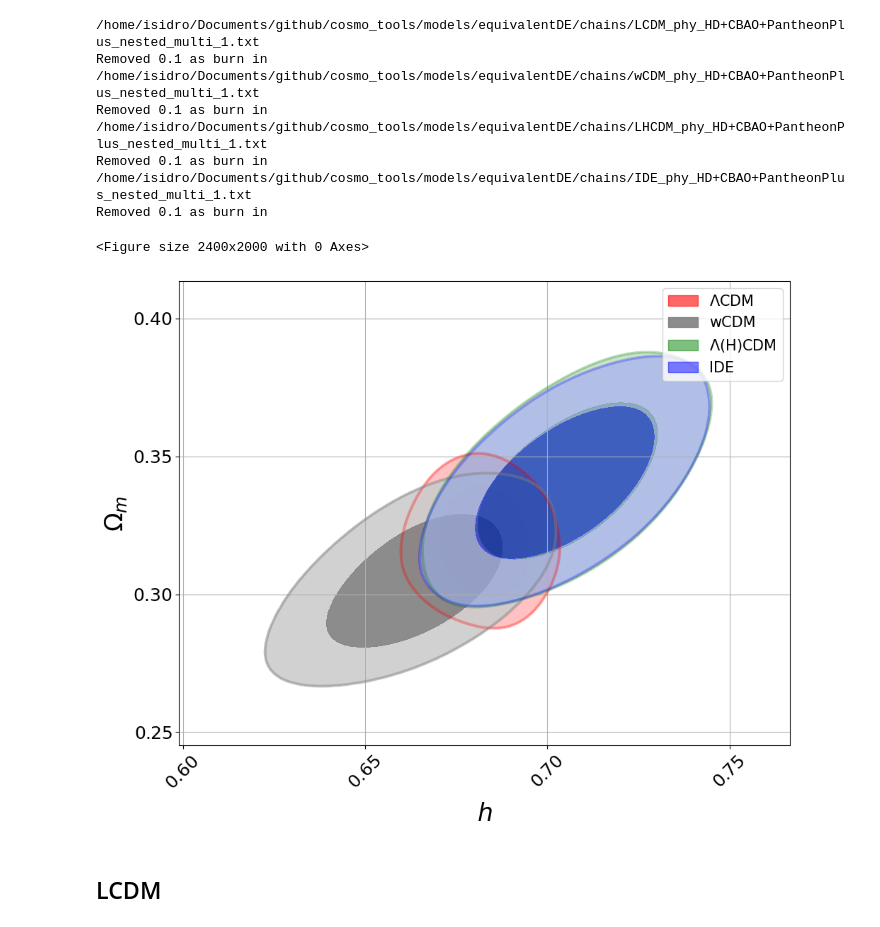
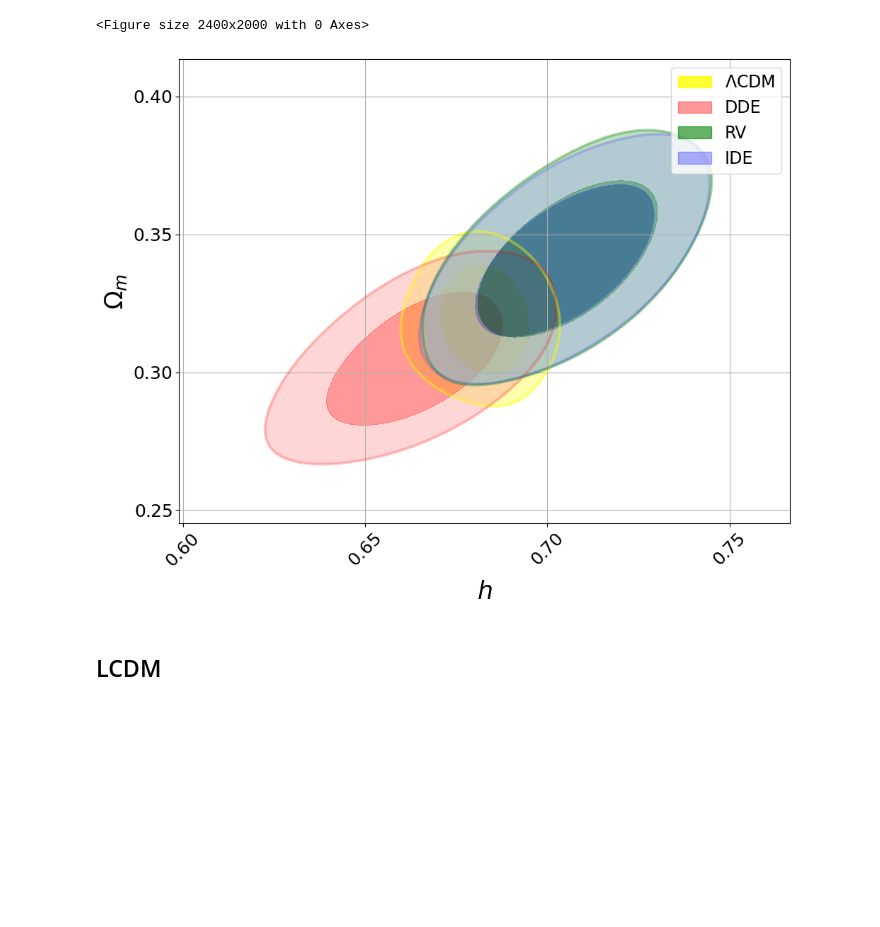
Before and after one commit to igomezv/cosmo_tools, a Jupyter notebook: models/equivalentDE/posteriors_de.ipynb, the cells around one changed output. Drawn from its saved outputs; the diff is of its cells as text; code cells hidden in the pictures; blank space fills up the shorter version.

```diff
--- a/models/equivalentDE/posteriors_de.ipynb
+++ b/models/equivalentDE/posteriors_de.ipynb
@@ -217,47 +211,39 @@ gg= plots.getSinglePlotter(chain_dir = dir_name, width_inch= 10,
                           ratio = 0.8,
                           analysis_settings={'smooth_scale_2D': 0.8,
                                              'smooth_scale_1D': 0.5,
                                              'ignore_rows': 0.1})
 
 gg.settings.lab_fontsize = 25
 gg.settings.x_label_rotation= 45
-gg.settings.legend_fontsize = 15
+gg.settings.legend_fontsize = 17
 gg.settings.axes_fontsize = 18
 gg.settings.linewidth_meanlikes = 5
 gg.settings.linewidth_contour = 1
 
 
 # plt.figure(figsize=(10,8))
-gg.plot_2d(roots_all, 'h', 'Om', colors=['red','gray', 'green', 'blue'],
-          filled=True, alphas = [0.6, 0.9, 0.5, 0.5],
+gg.plot_2d(roots_all, 'h', 'Om', colors=['yellow','red', 'green', 'blue'],
+          filled=True, alphas = [0.8, 0.4, 0.6, 0.3],
           legend_loc='upper right')
 
 # gg.add_text('Quintom with $\\beta$', 0.05, 0.06, fontsize=25)
 
 # gg.add_y_marker(0, color='green', lw=3.0)
 # gg.add_x_marker(0.7324, color='purple', lw=3.0, ls='dotted')
 # gg.add_x_marker(0.674, color='brown', lw=3.0, ls='dashdot')
 
 # plt.text(0.32, 12, '·-·- $H_0 = 67.4$', fontsize=22, color='brown')
 # plt.text(0.32, 10.5, '··· $H_0 = 73.24$', fontsize=22, color='purple')
 # plt.text(0.32, 9, '--- $\\beta = 0$', fontsize=22, color='green')
 
-gg.add_legend(['$\Lambda$CDM', 'wCDM', '$\Lambda$(H)CDM', 'IDE'])
+gg.add_legend(['$\Lambda$CDM', 'DDE', 'RV', 'IDE'])
 # plt.xlim(0.3, 1.18)
 # plt.ylim(-14, 14)
 plt.grid()
 plt.savefig('img/hvsOm.png')
 # %% [output]
-/home/isidro/Documents/github/cosmo_tools/models/equivalentDE/chains/LCDM_phy_HD+CBAO+PantheonPlus_nested_multi_1.txt
-Removed 0.1 as burn in
-/home/isidro/Documents/github/cosmo_tools/models/equivalentDE/chains/wCDM_phy_HD+CBAO+PantheonPlus_nested_multi_1.txt
-Removed 0.1 as burn in
-/home/isidro/Documents/github/cosmo_tools/models/equivalentDE/chains/LHCDM_phy_HD+CBAO+PantheonPlus_nested_multi_1.txt
-Removed 0.1 as burn in
-/home/isidro/Documents/github/cosmo_tools/models/equivalentDE/chains/IDE_phy_HD+CBAO+PantheonPlus_nested_multi_1.txt
-Removed 0.1 as burn in
+<Figure size 2400x2000 with 0 Axes>
-<Figure size 2400x2000 with 0 Axes>
-[figure, old version]
+[figure, new version]
 # %% [markdown]
 ## LCDM
 # %%
```
Also changed, not shown: parts of 4 cells of this notebook.
